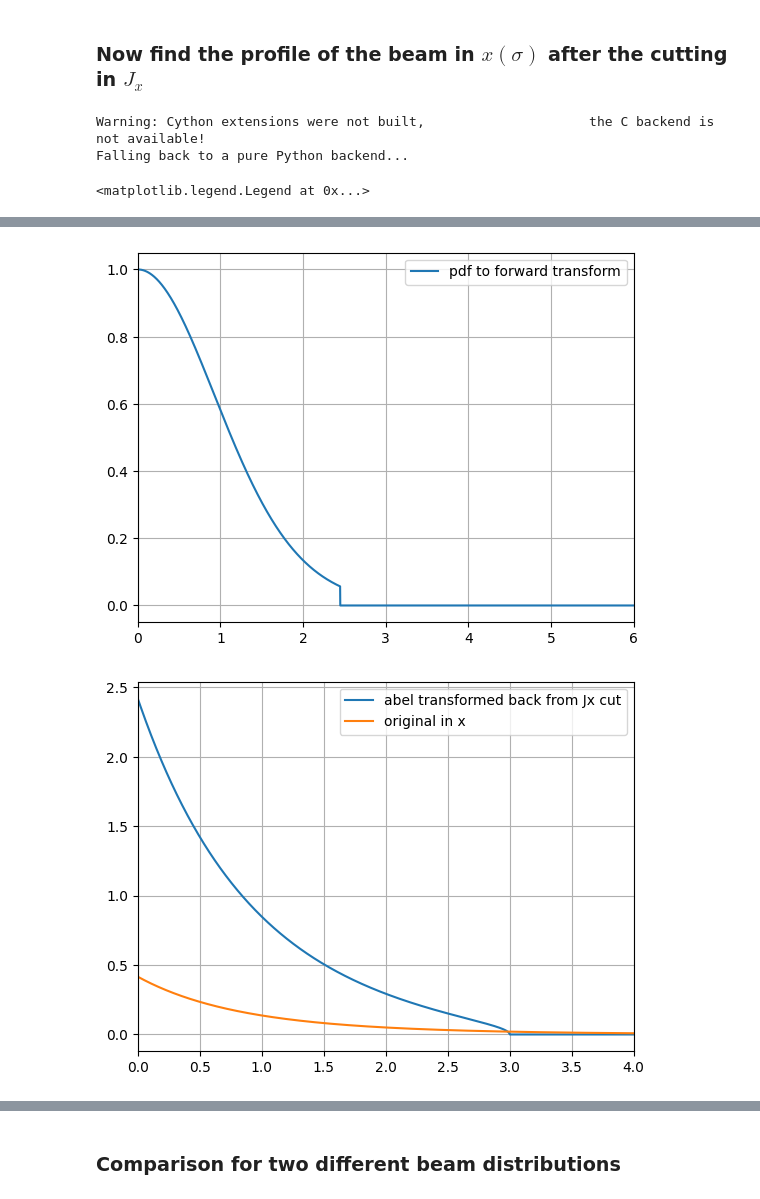
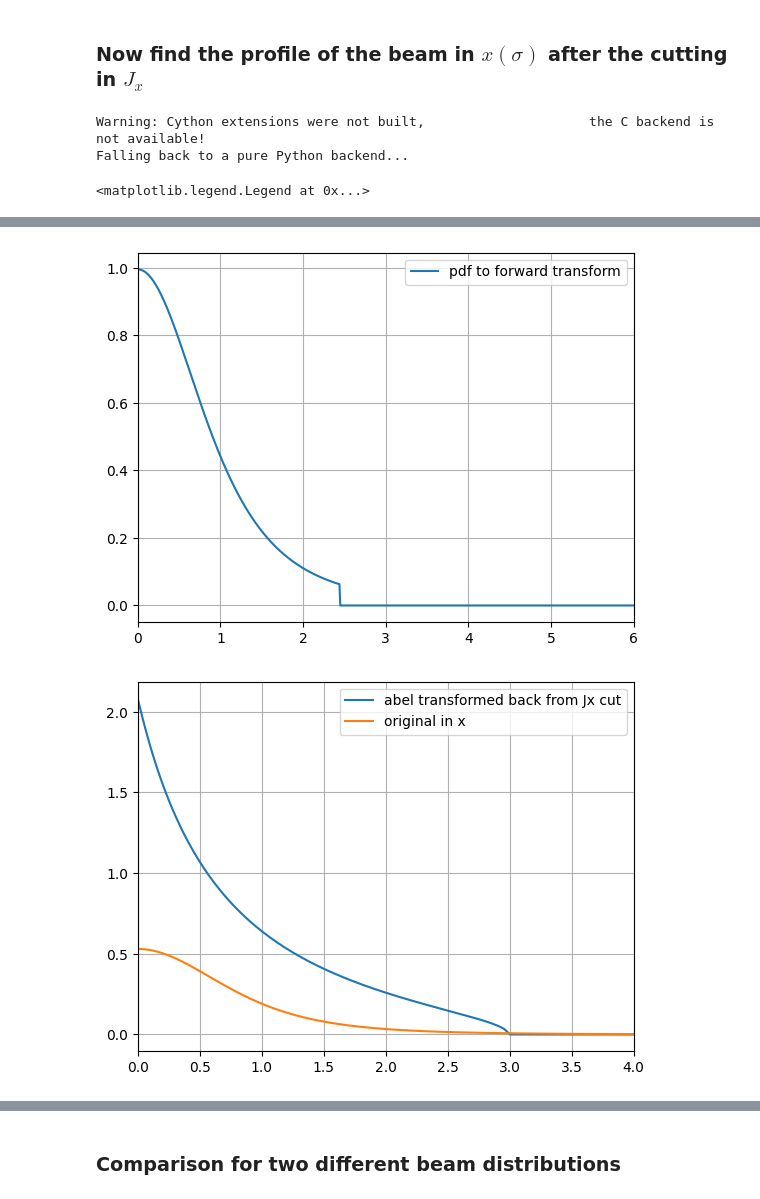
Before and after one commit to ElleanorLamb/xsuite_functions, a Jupyter notebook: Examples/collimation_density.ipynb, the cells around one changed output, grey strips where cells are left out. Cells and saved outputs as stored; diff of their text form; code cells hidden in the pictures.

```diff
--- a/Examples/collimation_density.ipynb
+++ b/Examples/collimation_density.ipynb
@@ -343,11 +347,10 @@ Text(0.5, 0, '$x(\\sigma)$')
 ### Example: For a q-Gaussian distribution
 # %%
 ############ beam distribution symmetric about 0
-x = np.linspace(0.00001,20,10000)
+x = np.linspace(-100,100,20000)
 
-q0=1.1
+q0=1.4
 b0=1/(5-3*q0)
-
 
 
 qgauss = xb.distributions.qGauss(x,mu=0,q=q0,A=1,b=b0)
@@ -363,8 +366,8 @@ plt.ylabel('p.d.f')
 
 ############ Inverse Abel transform
 
-r = np.linspace(0.00001,20,10000)
-abel_qgauss = direct_transform(qgauss.copy(), dr=np.diff(x)[0], direction="Inverse", correction=True)
+r = np.linspace(0.00001,100,10000)
+abel_qgauss = direct_transform(qgauss[10000:], dr=np.diff(r)[0], direction="Inverse", correction=True)
 
 
 
@@ -483,15 +486,6 @@ plt.plot(r, pdf_r_cut/(2*np.pi*r), label='pdf to forward transform')
 plt.grid()
 plt.legend()
 plt.xlim([0,6])
-
-
-plt.figure()
-plt.plot(x, abel_forward_qgauss,label='abel transformed back from Jx cut')
-#plt.plot(r, pdf_to_forward, )
-plt.plot(x, qgauss, label='original in x')
-plt.xlim([0,4])
-plt.grid()
-plt.legend()
 # %% [output]
 Warning: Cython extensions were not built,                     the C backend is not available!
 Falling back to a pure Python backend...
@@ -500,5 +494,5 @@ Falling back to a pure Python backend...
-[figure, old version]
+[figure, new version]
-[figure, old version]
+[figure, new version]
 # %%
 print(perc_q)
 
```
Also changed, not shown: parts of 8 cells of this notebook.
